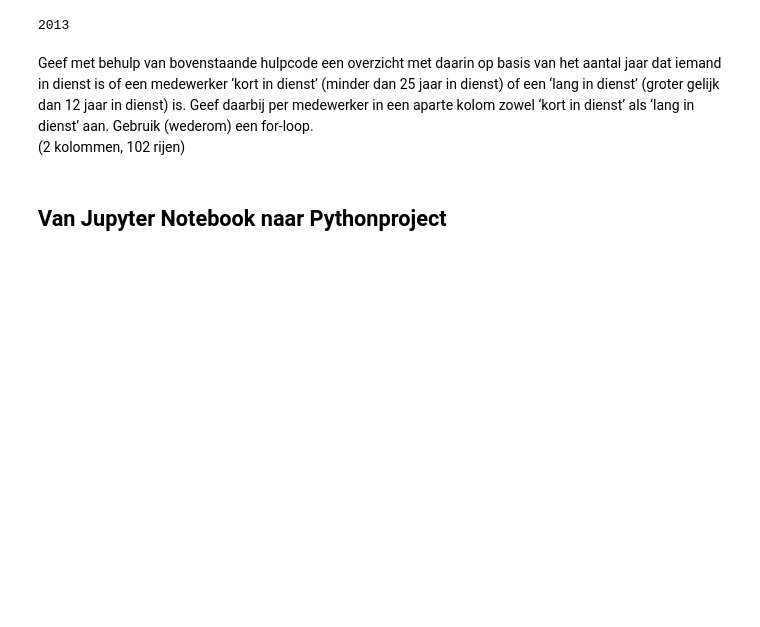
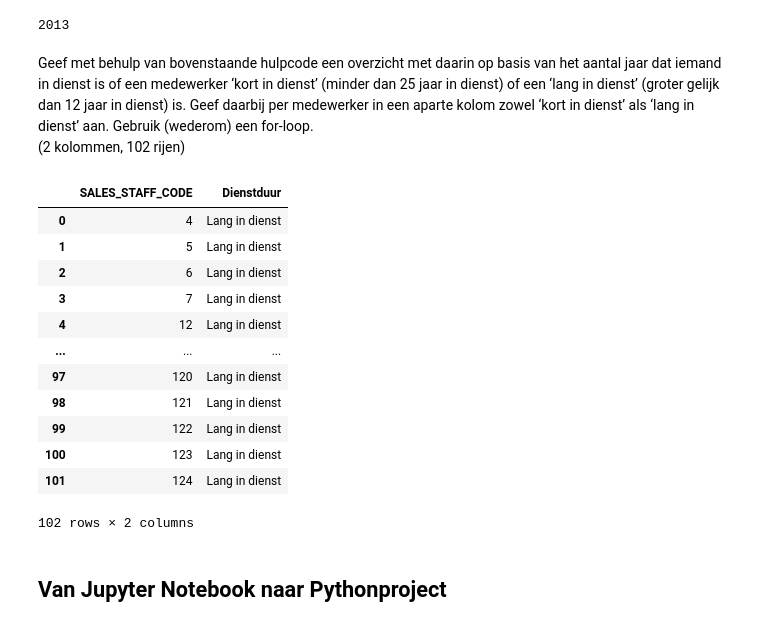
Before and after one commit to Byrott0/DEDS_Portfolio, a Jupyter notebook: wk1.1/DEDS_WC_1.2_en_1.3_Opdrachten.ipynb, the cells around one changed output. Cells and saved outputs as stored; diff of their text form; code cells hidden in the pictures; blank space fills up the shorter version.

```diff
--- a/wk1.1/DEDS_WC_1.2_en_1.3_Opdrachten.ipynb
+++ b/wk1.1/DEDS_WC_1.2_en_1.3_Opdrachten.ipynb
@@ -413,6 +497,40 @@ date_obj.year
 # %% [markdown]
 Geef met behulp van bovenstaande hulpcode een overzicht met daarin op basis van het aantal jaar dat iemand in dienst is of een medewerker ‘kort in dienst’ (minder dan 25 jaar in dienst) of een ‘lang in dienst’ (groter gelijk dan 12 jaar in dienst) is. Geef daarbij per medewerker in een aparte kolom zowel ‘kort in dienst’ als ‘lang in dienst’ aan. Gebruik (wederom) een for-loop.<br>
 (2 kolommen, 102 rijen)
+# %%
+aangenomen = sf_salesstaff["DATE_HIRED"]
+sf_salesstaff["DATE_HIRED"] = pd.to_datetime(sf_salesstaff["DATE_HIRED"])
+
+huidig = datetime.today().year
+
+kort_dienst = []
+lang_dienst = []
+
+for index, row in sf_salesstaff.iterrows():
+    datum = huidig - row["DATE_HIRED"].year
+    if datum >= 12:
+        sf_salesstaff.at[index, "Dienstduur"] = "Lang in dienst"
+        lang_dienst.append(sf_salesstaff.loc[index])
+    elif datum < 25:
+        sf_salesstaff.at[index, "Dienstduur"] = "Kort in dienst"
+        kort_dienst.append(sf_salesstaff.loc[index])
+
+result = sf_salesstaff[['SALES_STAFF_CODE', 'Dienstduur']]
+result
+# %% [output]
+|  | SALES_STAFF_CODE | Dienstduur |
+| 0 | 4 | Lang in dienst |
+| 1 | 5 | Lang in dienst |
+| 2 | 6 | Lang in dienst |
+| 3 | 7 | Lang in dienst |
+| 4 | 12 | Lang in dienst |
+| ... | ... | ... |
+| 97 | 120 | Lang in dienst |
+| 98 | 121 | Lang in dienst |
+| 99 | 122 | Lang in dienst |
+| 100 | 123 | Lang in dienst |
+| 101 | 124 | Lang in dienst |
+102 rows × 2 columns
 # %% [markdown]
 ## Van Jupyter Notebook naar Pythonproject
 # %% [markdown]
```
Also changed, not shown: parts of 9 cells of this notebook, 5 other files.
